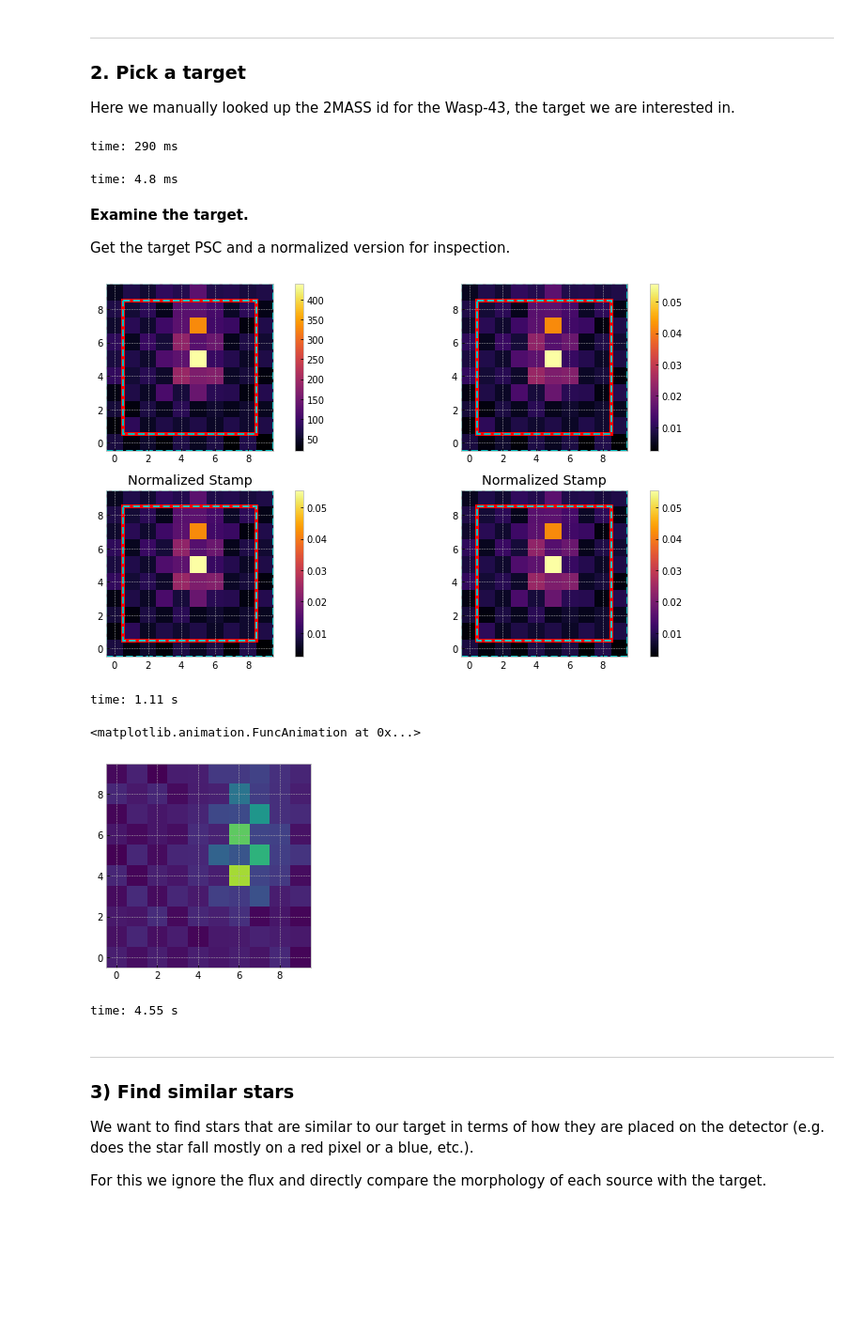
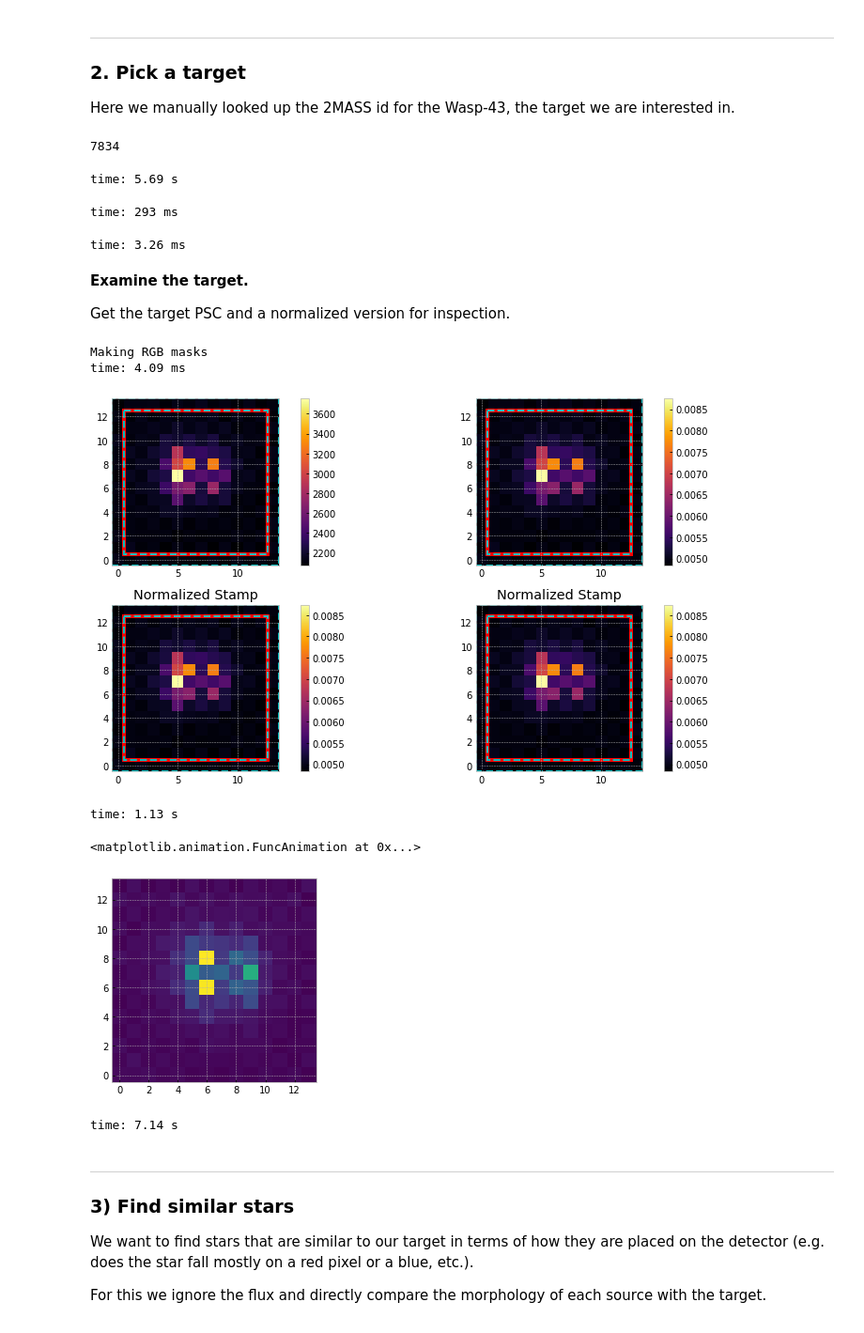
Before and after one commit to panoptes/panoptes-pipeline, a Jupyter notebook: examples/notebooks/PIAA-Algorithm.ipynb, the cells around one changed output. Shown at 94% size. Cells and saved outputs as stored; diff of their text form; code cells hidden in the pictures; blank space fills up the shorter version.

```diff
--- a/examples/notebooks/PIAA-Algorithm.ipynb
+++ b/examples/notebooks/PIAA-Algorithm.ipynb
@@ -71,5 +90,5 @@ Note that the camera bias is removed during creation of initial data cube but no
 #### 1a) Setup Observation
 # %%
 # Create some working directories
-obs_dir = '/var/panoptes/images/fields/{}'.format(seq_id.replace('PAN001', ''))
+obs_dir = '/var/panoptes/images/fields/{}'.format(seq_id)
 # %% [output]
@@ -102,4 +145,7 @@ stamp_size = (10, 10)
 
 if len(observation.stamps) < 1:
     observation.create_stamp_slices(stamp_size=stamp_size)
+else:
+    side = int(np.sqrt(observation.stamps[picid].shape[1]))
+    stamp_size = (side, side)
 # %% [output]
@@ -125,54 +155,68 @@ Can't broadcast (40,) -> (1, 100)
 ### 2. Pick a target
 
 Here we manually looked up the 2MASS id for the Wasp-43, the target we are interested in.
+# %%
+high_snr = [picid for picid, stamp in observation.stamps.items() if np.all((np.array(stamp) - 2048).sum(1) > 10000)]
+len(high_snr)
+# %% [output]
+7834
+time: 5.69 s
 # %%
 # Get the PICID for the target via a manual lookup of the 2MASS id
 
 # ticid=tic_list[np.random.randint(0, len(tic_list))] # random
 # ticid = str(get_star_info('08154797+0550121')[0][0]) # 2MASS id - Hat-P-30
 # ticid = str(get_star_info('07273995+2420118')[0][0]) # 2MASS id - Hat-P-20
-ticid = str(get_star_info('10193800-0948225')[0][0]) # 2MASS id - Wasp-43
+# ticid = str(get_star_info('10193800-0948225')[0][0]) # 2MASS id - Wasp-43
 # ticid = str(get_star_info('02265106+3733017')[0][0]) # 2MASS id - Wasp-33
 # ticid = str(get_star_info('20004297+2242342')[0][0]) # HD 189733
+
+ticid = str(get_star_info('10422458+0726060')[0][0]) # 2MASS id - Wasp 104
+
+# ticid = str(get_star_info('09543439+4023170')[0][0]) # 2MASS id - Kelt-3
 # %% [output]
-time: 290 ms
+time: 293 ms
 # %%
 # Going to look at our target but could grab a random PICID
 # picid = observation.point_sources.index[np.random.randint(len(observation.point_sources))]
+# picid = high_snr[np.random.randint(len(high_snr))]
 picid = ticid
+# picid = '16779619'
 
 # Get PSC and normalized version
-target_psc = observation.get_psc(picid)
+target_psc = observation.get_psc(picid, remove_bias=False)
 normalized_psc = normalize(target_psc)
 # %% [output]
-time: 4.8 ms
+time: 3.26 ms
 # %% [markdown]
 **Examine the target.**
 
 Get the target PSC and a normalized version for inspection.
+# %%
+rgb_stamp_masks = get_rgb_masks(target_psc[0].reshape(stamp_size[0], stamp_size[1]), force_new=True, separate_green=True)
+# %% [output]
+Making RGB masks
+time: 4.09 ms
 # %%
 # Here we are looking at the PSC and the normalized, with the normalized on bottom, so it is a repeat of information.
 show_stamps(
     pscs=[
         target_psc.reshape(observation.num_frames, stamp_size[0], stamp_size[1]),
         normalized_psc.reshape(observation.num_frames, stamp_size[0], stamp_size[1])
     ],
     stamp_size=stamp_size[0],
     aperture_size=stamp_size[0] -2,
-    frame_idx=0) #, stretch='log')
+    frame_idx=17) #, stretch='log')
 # %% [output]
-[figure, old version]
+[figure, new version]
-time: 1.11 s
+time: 1.13 s
 # %%
-# Look at the PSC for our target
-d0 = np.array(observation.stamps[ticid]).reshape(observation.num_frames, stamp_size[0], stamp_size[1])
-
 # Outputs an animation that can be played. Also outputs a first frame that is annoying and in the way.
-animate_stamp(d0)
+animate_stamp(target_psc.reshape(observation.num_frames, stamp_size[0], stamp_size[0]))
 # %% [output]
 <matplotlib.animation.FuncAnimation at 0x...>
-[figure, old version]
+[figure, new version]
-time: 4.55 s
+time: 7.14 s
 # %% [markdown]
 ---
 ### 3) Find similar stars
```
Also changed, not shown: parts of 40 cells of this notebook, 7 other files.
